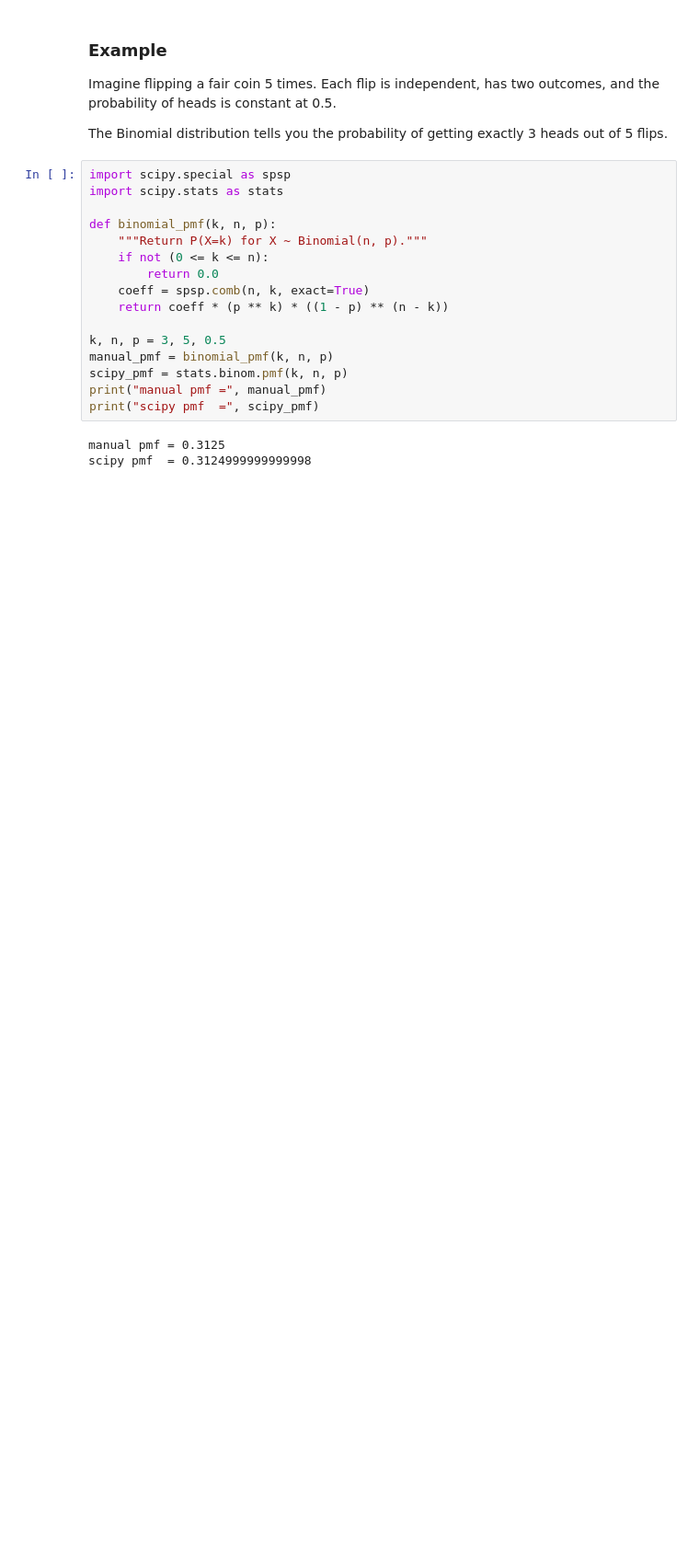
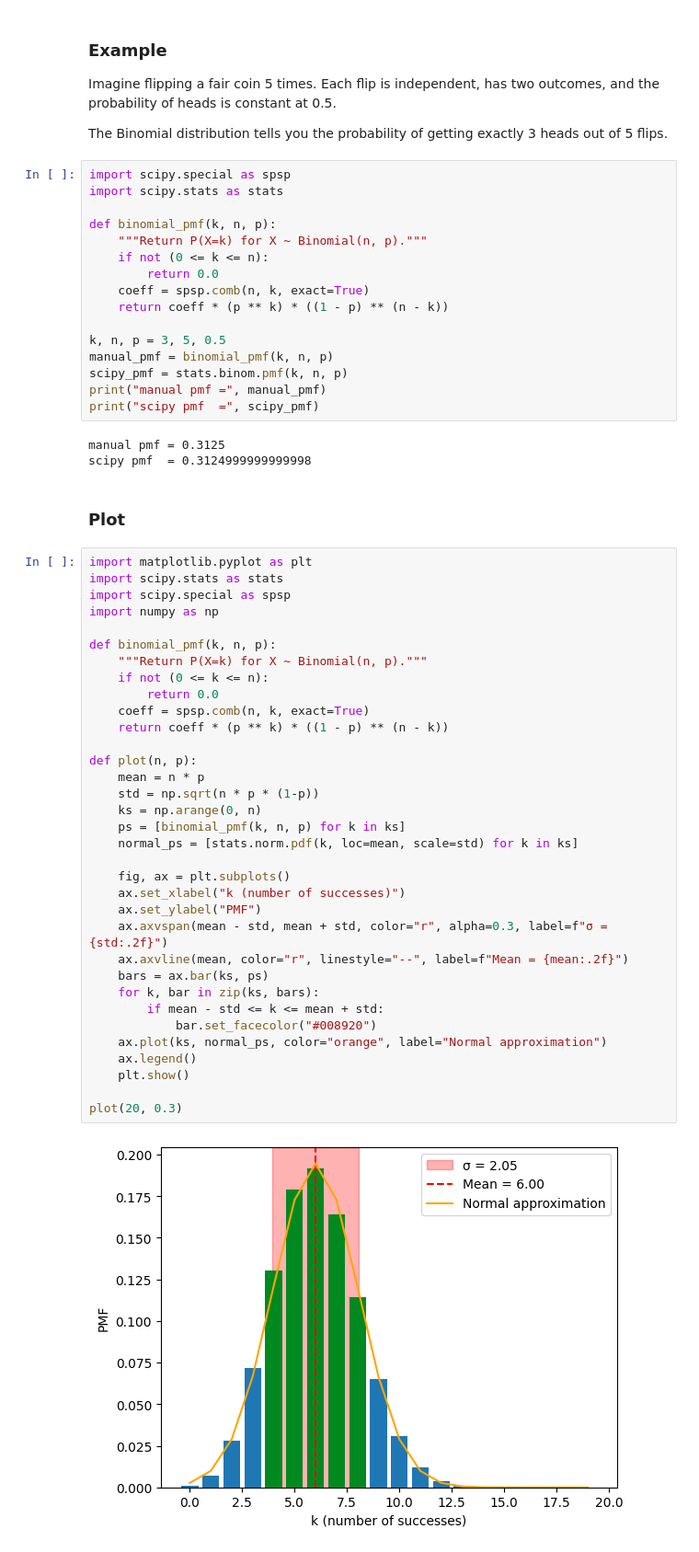
Before and after one commit to ZenSoftware/zen_jupyter, a Jupyter notebook: stats/binomial_dist.ipynb, the cells around one changed output. Shown at 92% size. Cells and saved outputs as stored; diff of their text form; blank space fills up the shorter version.

Commit message:
plot

```diff
--- a/stats/binomial_dist.ipynb
+++ b/stats/binomial_dist.ipynb
@@ -54,3 +54,41 @@ print("scipy pmf  =", scipy_pmf)
 # %% [output]
 manual pmf = 0.3125
 scipy pmf  = 0.3124999999999998
+# %% [markdown]
+### Plot
+# %%
+import matplotlib.pyplot as plt
+import scipy.stats as stats
+import scipy.special as spsp
+import numpy as np
+
+def binomial_pmf(k, n, p):
+    """Return P(X=k) for X ~ Binomial(n, p)."""
+    if not (0 <= k <= n):
+        return 0.0
+    coeff = spsp.comb(n, k, exact=True)
+    return coeff * (p ** k) * ((1 - p) ** (n - k))
+
+def plot(n, p):
+    mean = n * p
+    std = np.sqrt(n * p * (1-p))
+    ks = np.arange(0, n)
+    ps = [binomial_pmf(k, n, p) for k in ks]
+    normal_ps = [stats.norm.pdf(k, loc=mean, scale=std) for k in ks]
+
+    fig, ax = plt.subplots()
+    ax.set_xlabel("k (number of successes)")
+    ax.set_ylabel("PMF")
+    ax.axvspan(mean - std, mean + std, color="r", alpha=0.3, label=f"σ = {std:.2f}")
+    ax.axvline(mean, color="r", linestyle="--", label=f"Mean = {mean:.2f}")
+    bars = ax.bar(ks, ps)
+    for k, bar in zip(ks, bars):
+        if mean - std <= k <= mean + std:
+            bar.set_facecolor("#008920")
+    ax.plot(ks, normal_ps, color="orange", label="Normal approximation")
+    ax.legend()
+    plt.show()
+
+plot(20, 0.3)
+# %% [output]
+[figure, added]
```
Also changed, not shown: 1 other file.
